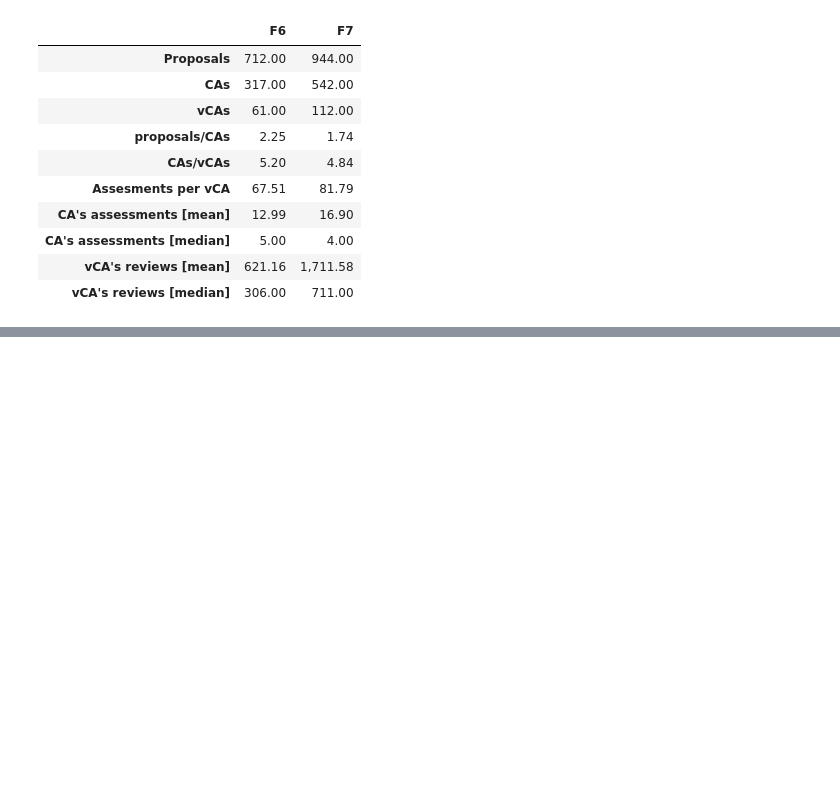
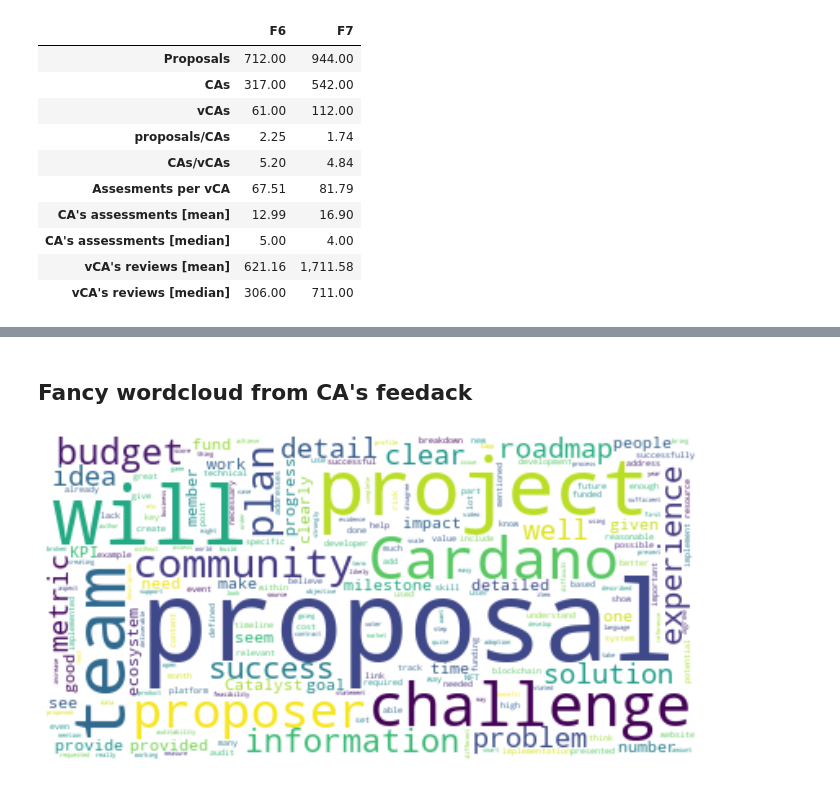
Before and after one commit to rodolfomiranda/ca_vca_stats, a Jupyter notebook: ca_vca_stats.ipynb, the cells around one changed output, grey strips where cells are left out. Drawn from its saved outputs; the diff is of its cells as text; code cells hidden in the pictures; blank space fills up the shorter version.

```diff
--- a/ca_vca_stats.ipynb
+++ b/ca_vca_stats.ipynb
@@ -19,8 +23,10 @@ df = pd.concat([f6df, f7df])
 # Add ratings
 df['avg_rating'] = (df.impact_rating + df.feasibility_rating + df.auditability_rating)/3
 df['avg_avg_rating'] = df.groupby('proposal_id')['avg_rating'].transform(np.mean)
+df.sort_values(by=['avg_avg_rating'], inplace=True, ascending=False)
 dfx = df[df.result_filtered_out != 'x'].copy()
 dfx['avg_avg_rating_final'] = dfx.groupby('proposal_id')['avg_rating'].transform(np.mean)
+dfx.sort_values(by=['avg_avg_rating_final'], inplace=True, ascending=False)
 # %%
 funds = ['F6','F7']
 # %% [markdown]
@@ -132,0 +173,10 @@ display(additional_stats)
+# %% [markdown]
+## Fancy wordcloud from CA's feedack
+# %%
+word_cloud = WordCloud(collocations = False, background_color = 'white').generate(dfx['impact_note'].str.cat(sep=" ")+dfx['feasibility_note'].str.cat(sep=" ")+dfx['auditability_note'].str.cat(sep=" "))
+plt.figure( figsize=(15,6))
+plt.imshow(word_cloud, interpolation='bilinear')
+plt.axis("off")
+plt.show()
+# %% [output]
+[figure, added]
```
Also changed, not shown: parts of 5 cells of this notebook, 10 other files.
